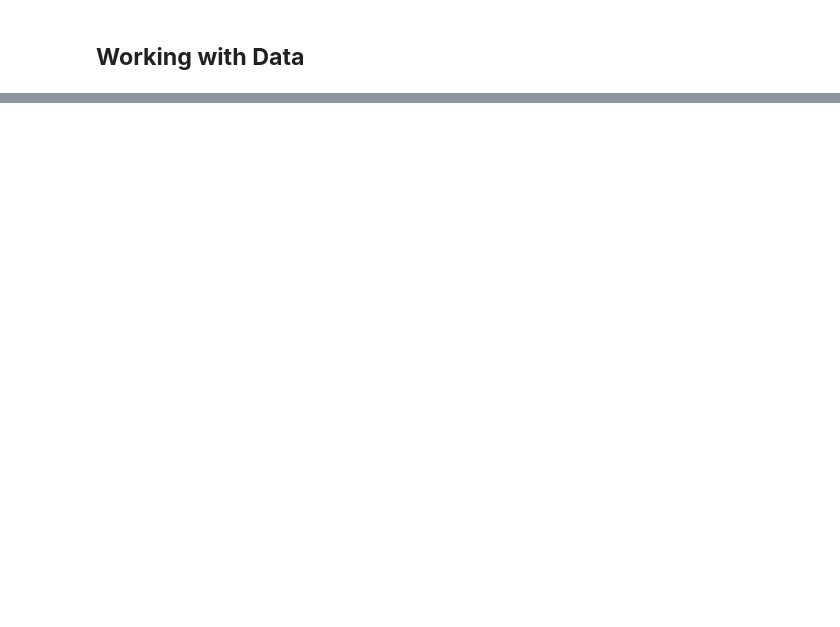
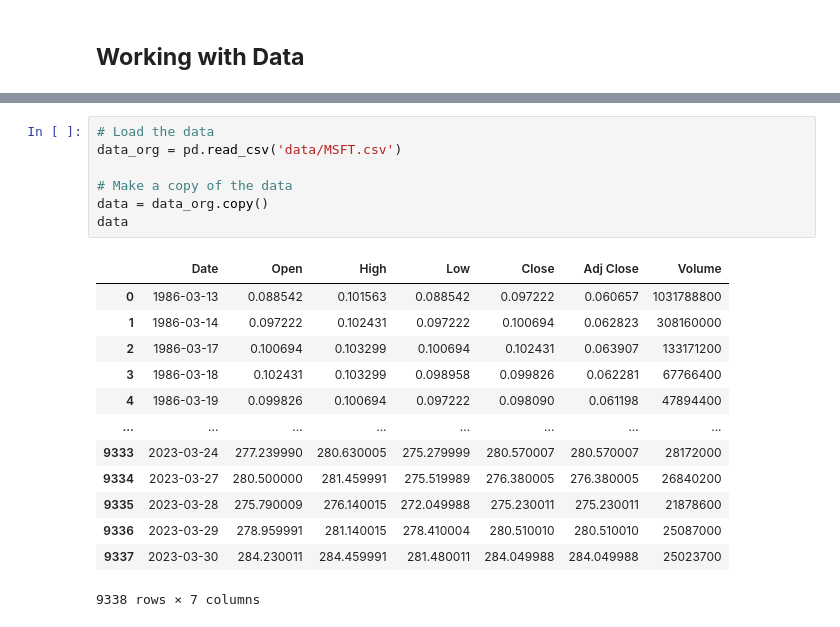
Before and after one commit to shre-db/stock-price-prediction-using-RNN-LSTM, a Jupyter notebook: notebook.ipynb, the cells around one changed output, grey strips where cells are left out. Saved outputs shown, nothing was run; the diff lists cells and outputs as text; blank space fills up the shorter version.

```diff
--- a/notebook.ipynb
+++ b/notebook.ipynb
@@ -108,0 +151,21 @@ nothing added to commit but untracked files present (use "git add" to track)
+# %%
+# Load the data
+data_org = pd.read_csv('data/MSFT.csv')
+
+# Make a copy of the data
+data = data_org.copy()
+data
+# %% [output]
+|  | Date | Open | High | Low | Close | Adj Close | Volume |
+| 0 | 1986-03-13 | 0.088542 | 0.101563 | 0.088542 | 0.097222 | 0.060657 | 1031788800 |
+| 1 | 1986-03-14 | 0.097222 | 0.102431 | 0.097222 | 0.100694 | 0.062823 | 308160000 |
+| 2 | 1986-03-17 | 0.100694 | 0.103299 | 0.100694 | 0.102431 | 0.063907 | 133171200 |
+| 3 | 1986-03-18 | 0.102431 | 0.103299 | 0.098958 | 0.099826 | 0.062281 | 67766400 |
+| 4 | 1986-03-19 | 0.099826 | 0.100694 | 0.097222 | 0.098090 | 0.061198 | 47894400 |
+| ... | ... | ... | ... | ... | ... | ... | ... |
+| 9333 | 2023-03-24 | 277.239990 | 280.630005 | 275.279999 | 280.570007 | 280.570007 | 28172000 |
+| 9334 | 2023-03-27 | 280.500000 | 281.459991 | 275.519989 | 276.380005 | 276.380005 | 26840200 |
+| 9335 | 2023-03-28 | 275.790009 | 276.140015 | 272.049988 | 275.230011 | 275.230011 | 21878600 |
+| 9336 | 2023-03-29 | 278.959991 | 281.140015 | 278.410004 | 280.510010 | 280.510010 | 25087000 |
+| 9337 | 2023-03-30 | 284.230011 | 284.459991 | 281.480011 | 284.049988 | 284.049988 | 25023700 |
+9338 rows × 7 columns
```
Also changed, not shown: parts of 14 cells of this notebook.
